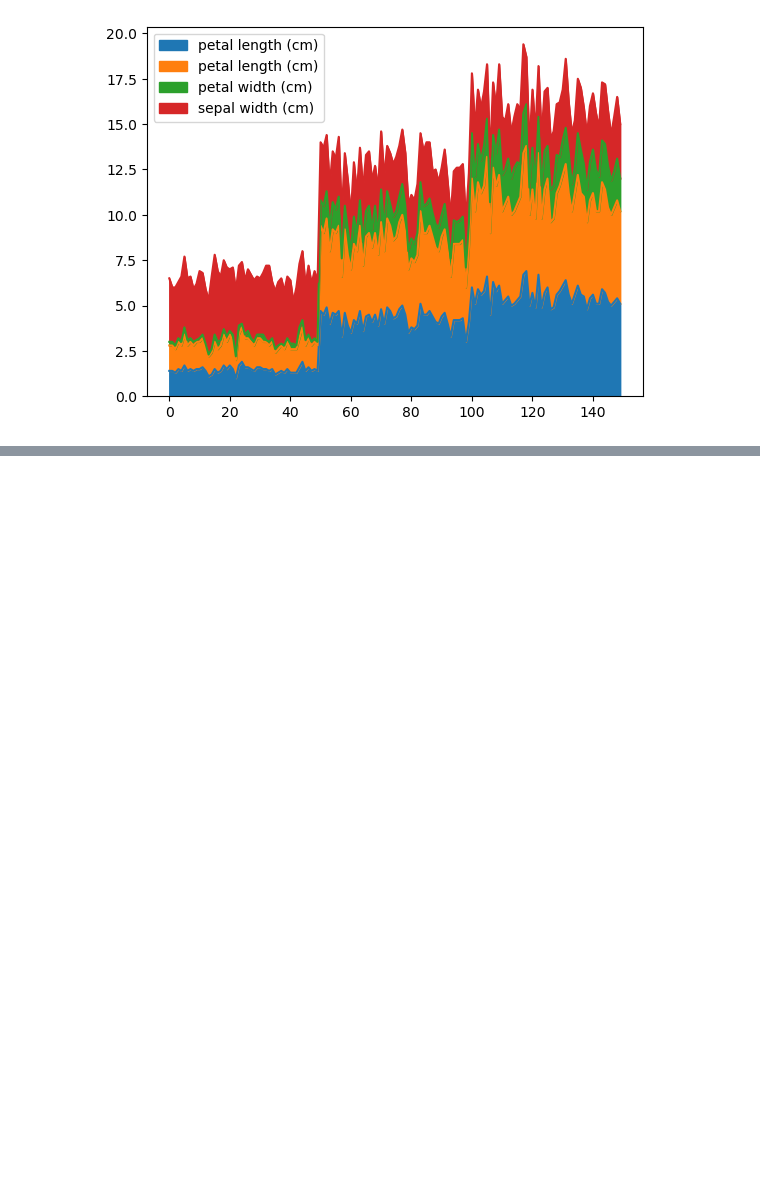
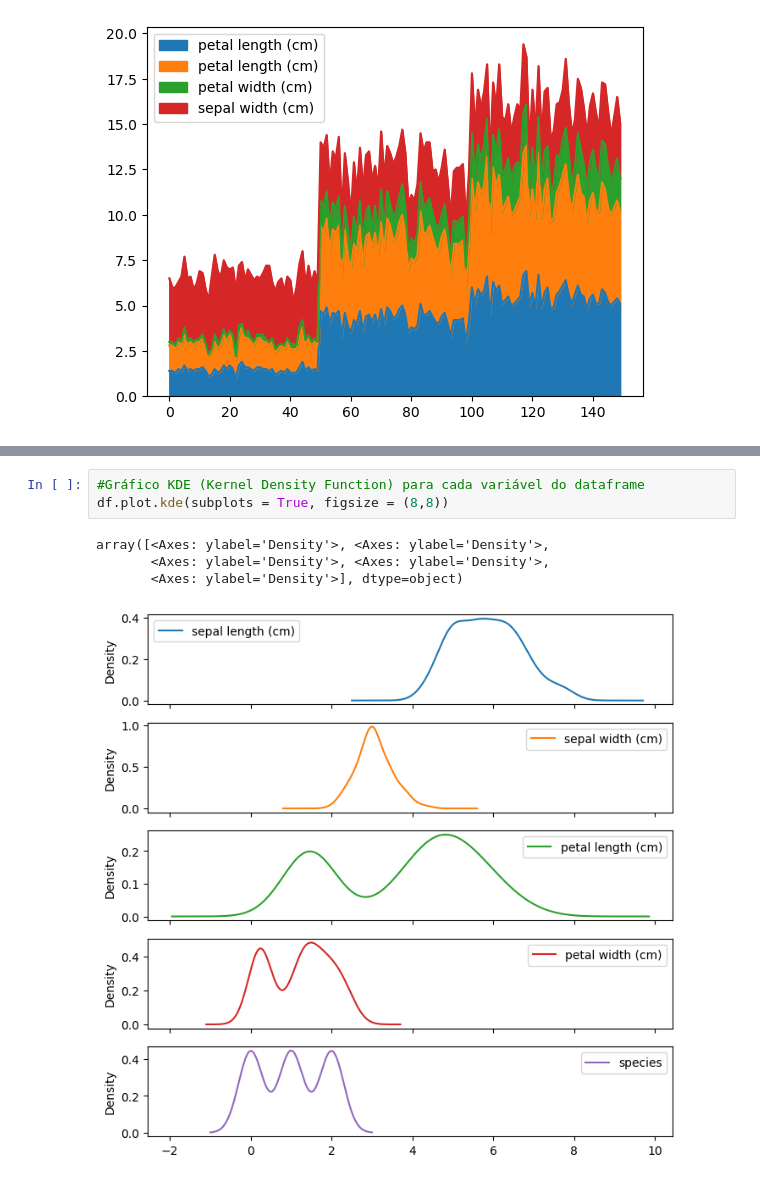
Before and after one commit to ThullioF/DSA---Python, a Jupyter notebook: Cap10/Cap10.Pandas.ipynb, the cells around one changed output, grey strips where cells are left out. Drawn from its saved outputs; the diff is of its cells as text; blank space fills up the shorter version.

```diff
--- a/Cap10/Cap10.Pandas.ipynb
+++ b/Cap10/Cap10.Pandas.ipynb
@@ -681,0 +694,8 @@ df[columms].plot.area()
+# %%
+#Gráfico KDE (Kernel Density Function) para cada variável do dataframe
+df.plot.kde(subplots = True, figsize = (8,8))
+# %% [output]
+array([<Axes: ylabel='Density'>, <Axes: ylabel='Density'>,
+       <Axes: ylabel='Density'>, <Axes: ylabel='Density'>,
+       <Axes: ylabel='Density'>], dtype=object)
+[figure, added]
```
Also changed, not shown: parts of 4 cells of this notebook, 1 other file.
